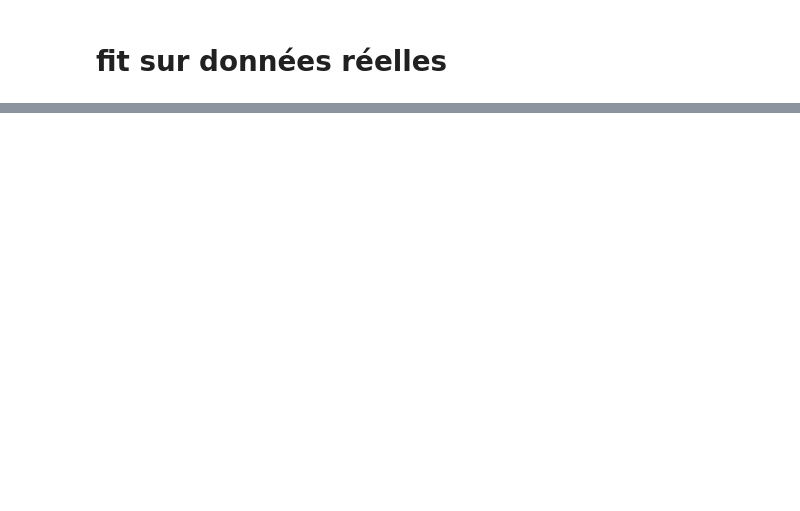
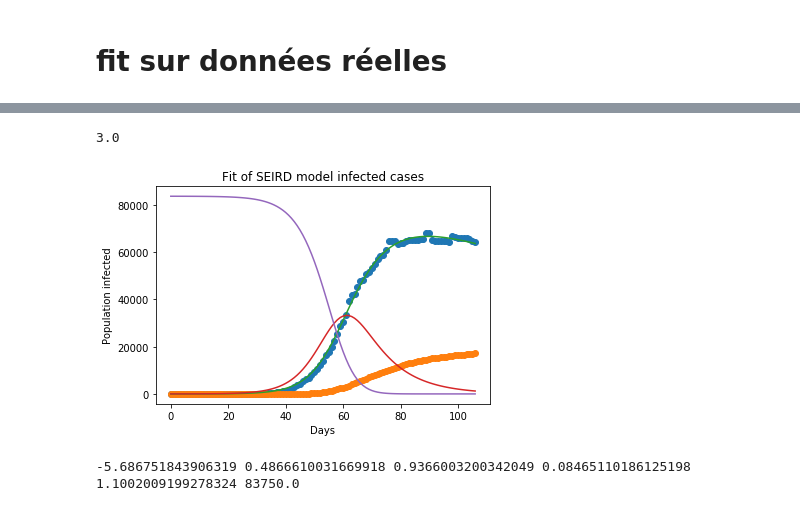
Before and after one commit to m-almatary/projetCovid, a Jupyter notebook: CovidSIR.ipynb, the cells around one changed output, grey strips where cells are left out. Drawn from its saved outputs; the diff is of its cells as text; code cells hidden in the pictures; blank space fills up the shorter version.

```diff
--- a/CovidSIR.ipynb
+++ b/CovidSIR.ipynb
@@ -210,0 +215,28 @@ parameters: beta = 2.652159439674569  and gamma =  2.519200402364697
+# %%
+infected = data["cas"]  - data["guerisons"]  - data["deces"]
+infected = list(infected)
+N = 67000000/800
+
+x = [i for i in range (0,len(infected))]
+y = infected
+
+a = SEIRDModel(N=N,I0=infected[0], E0=10)
+
+a.fit(x,y)
+
+print(infected[0])
+
+plt.plot(x, y, 'o', label="Real Infected")
+plt.plot(x, data["deces"], 'o')
+plt.plot(x, a.predict(x)[2])
+plt.plot(x, a.predict(x)[1])
+plt.plot(x, a.predict(x)[0])
+plt.title("Fit of SEIRD model infected cases")
+plt.ylabel("Population infected")
+plt.xlabel("Days")
+plt.show()
+print(a.alpha, a.beta, a.gamma, a.delta, a.rho, a.N)
+# %% [output]
+3.0
+[figure, added]
+-5.686751843906319 0.4866610031669918 0.9366003200342049 0.08465110186125198 1.1002009199278324 83750.0
```
Also changed, not shown: parts of 3 cells of this notebook.
